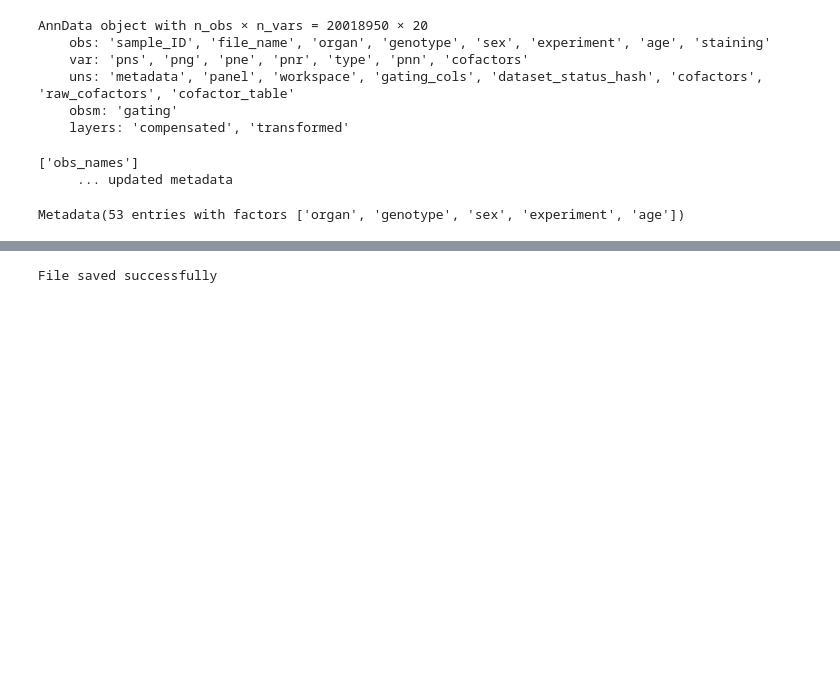
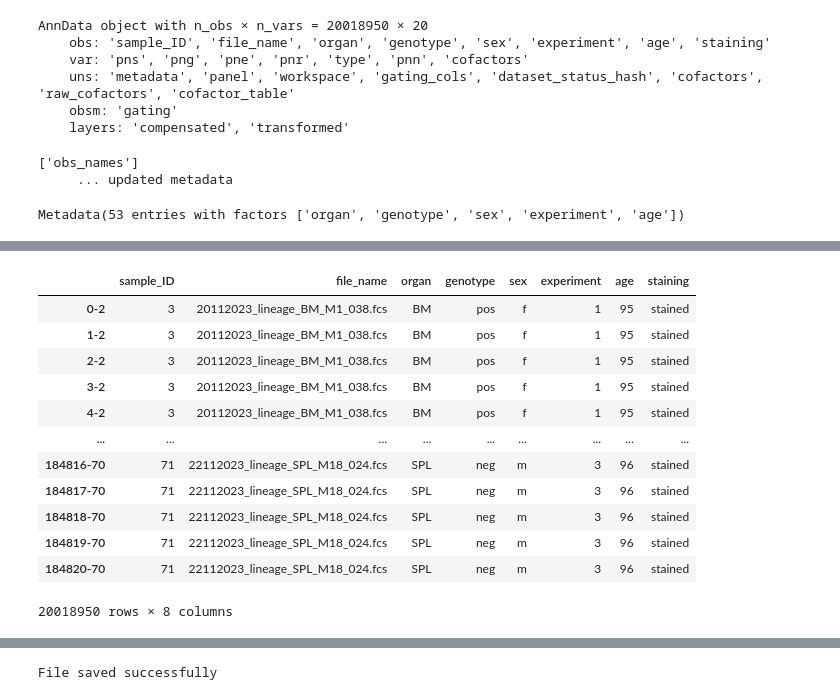
Before and after one commit to rgb-lab/FACSPy, a Jupyter notebook: vignettes/mouse_lineages/02_analysis_quality_control.ipynb, the cells around one changed output, grey strips where cells are left out. Drawn from its saved outputs; the diff is of its cells as text; code cells hidden in the pictures; blank space fills up the shorter version.

```diff
--- a/vignettes/mouse_lineages/02_analysis_quality_control.ipynb
+++ b/vignettes/mouse_lineages/02_analysis_quality_control.ipynb
@@ -71,3 +71,19 @@ No artists with labels found to put in legend.  Note that artists whose label st
+# %%
+dataset.obs
+# %% [output]
+|  | sample_ID | file_name | organ | genotype | sex | experiment | age | staining |
+| 0-2 | 3 | 20112023_lineage_BM_M1_038.fcs | BM | pos | f | 1 | 95 | stained |
+| 1-2 | 3 | 20112023_lineage_BM_M1_038.fcs | BM | pos | f | 1 | 95 | stained |
+| 2-2 | 3 | 20112023_lineage_BM_M1_038.fcs | BM | pos | f | 1 | 95 | stained |
+| 3-2 | 3 | 20112023_lineage_BM_M1_038.fcs | BM | pos | f | 1 | 95 | stained |
+| 4-2 | 3 | 20112023_lineage_BM_M1_038.fcs | BM | pos | f | 1 | 95 | stained |
+| ... | ... | ... | ... | ... | ... | ... | ... | ... |
+| 184816-70 | 71 | 22112023_lineage_SPL_M18_024.fcs | SPL | neg | m | 3 | 96 | stained |
+| 184817-70 | 71 | 22112023_lineage_SPL_M18_024.fcs | SPL | neg | m | 3 | 96 | stained |
+| 184818-70 | 71 | 22112023_lineage_SPL_M18_024.fcs | SPL | neg | m | 3 | 96 | stained |
+| 184819-70 | 71 | 22112023_lineage_SPL_M18_024.fcs | SPL | neg | m | 3 | 96 | stained |
+| 184820-70 | 71 | 22112023_lineage_SPL_M18_024.fcs | SPL | neg | m | 3 | 96 | stained |
+20018950 rows × 8 columns
 # %%
 ### we can also pass a complete gate in case of gate ambiguity errors
 fp.pl.cell_counts(dataset,
```
Also changed, not shown: parts of 17 cells of this notebook, 9 other files.
